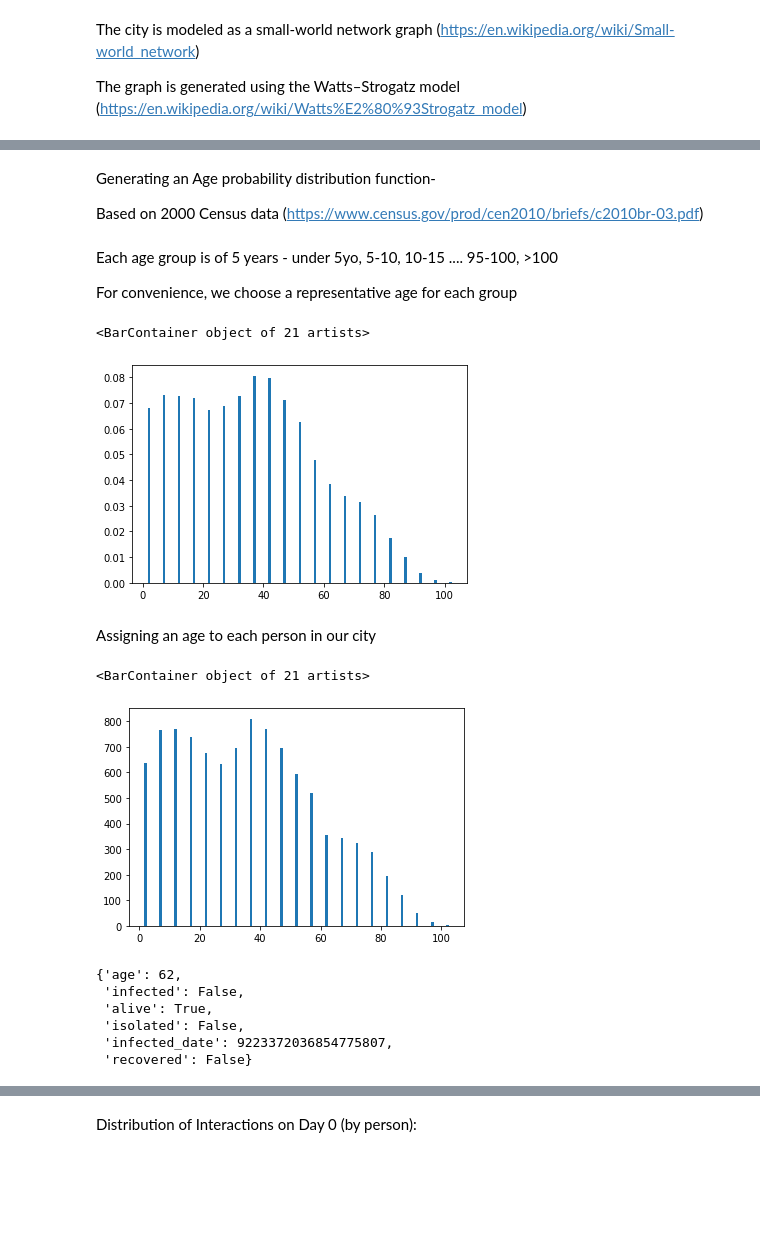
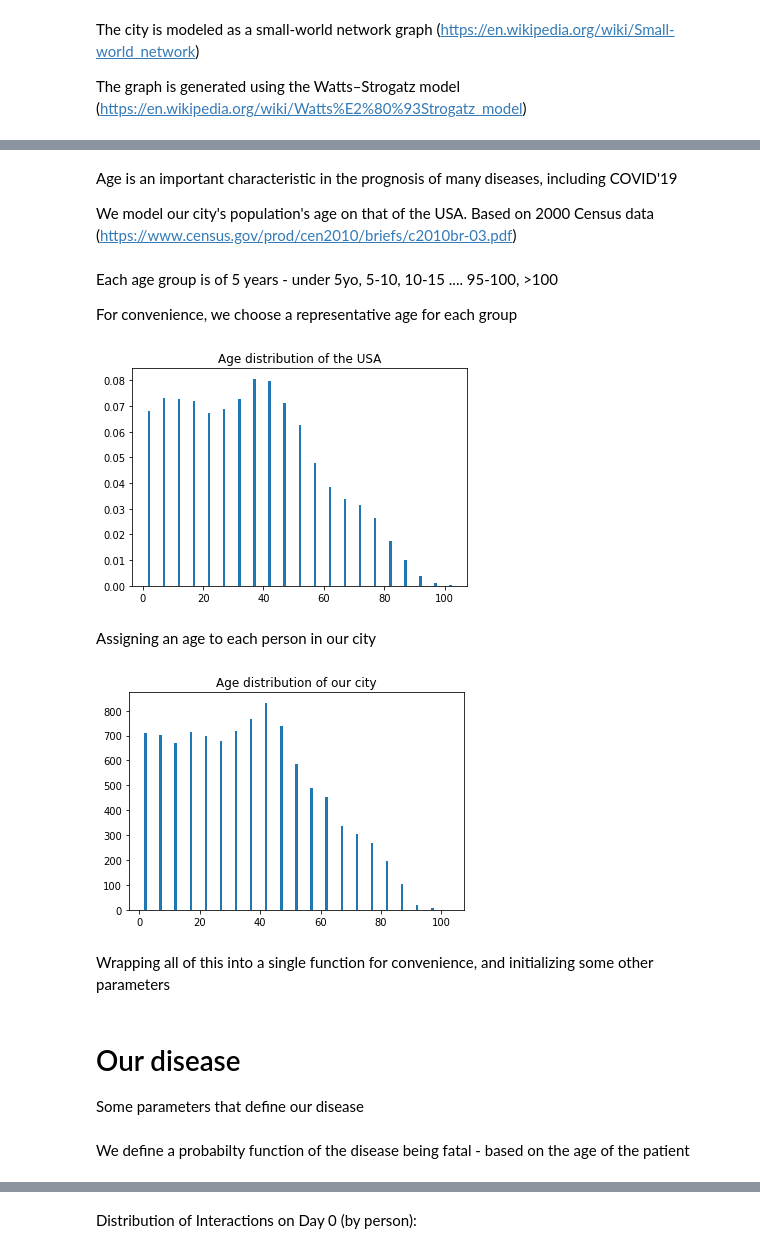
Before and after one commit to deepak987/contagious_disease_sim, a Jupyter notebook: infection_sim.ipynb, the cells around one changed output, grey strips where cells are left out. Cells and saved outputs as stored; diff of their text form; code cells hidden in the pictures; blank space fills up the shorter version.

```diff
--- a/infection_sim.ipynb
+++ b/infection_sim.ipynb
@@ -36,4 +38,5 @@ plt.bar(degree_counts[0], degree_counts[1])
 # %% [markdown]
-Generating an Age probability distribution function-
+Age is an important characteristic in the prognosis of many diseases, including COVID'19
 
+We model our city's population's age on that of the USA.
 Based on 2000 Census data (https://www.census.gov/prod/cen2010/briefs/c2010br-03.pdf)
@@ -50,10 +49,11 @@ For convenience, we choose a representative age for each group
 # %%
 age_group_ratios = np.array(age_group_numbers_USA)/sum(age_group_numbers_USA)
 ages = [2, 7, 12, 17, 22, 27, 32, 37, 42, 47, 52, 57, 62, 67, 72, 77, 82, 87, 92, 97, 102]
 plt.bar(ages, age_group_ratios)
+plt.title('Age distribution of the USA')
+plt.show()
 # %% [output]
-<BarContainer object of 21 artists>
-[figure, old version]
+[figure, new version]
 # %% [markdown]
 Assigning an age to each person in our city
 # %%
@@ -61,7 +61,10 @@ city_ages = np.random.choice(ages, CITY_POPULATION, p = age_group_ratios)
 # %%
 age_dist = np.unique(city_ages, return_counts = True)
 plt.bar(age_dist[0], age_dist[1])
+plt.title('Age distribution of our city')
+plt.show()
 # %% [output]
-<BarContainer object of 21 artists>
-[figure, old version]
+[figure, new version]
+# %% [markdown]
+Wrapping all of this into a single function for convenience, and initializing some other parameters
 # %%
@@ -75,9 +82,3 @@ for i in range(CITY_POPULATION):
-# %%
-city_social_network.nodes[0]
-# %% [output]
-{'age': 62,
- 'infected': False,
- 'alive': True,
- 'isolated': False,
- 'infected_date': 9223372036854775807,
- 'recovered': False}
+# %% [markdown]
+# Our disease
+Some parameters that define our disease
@@ -84,2 +89,4 @@ city_social_network.nodes[0]
+# %% [markdown]
+We define a probabilty function of the disease being fatal - based on the age of the patient
 # %%
 def mortality_pdf(age):
```
Also changed, not shown: parts of 18 cells of this notebook.
